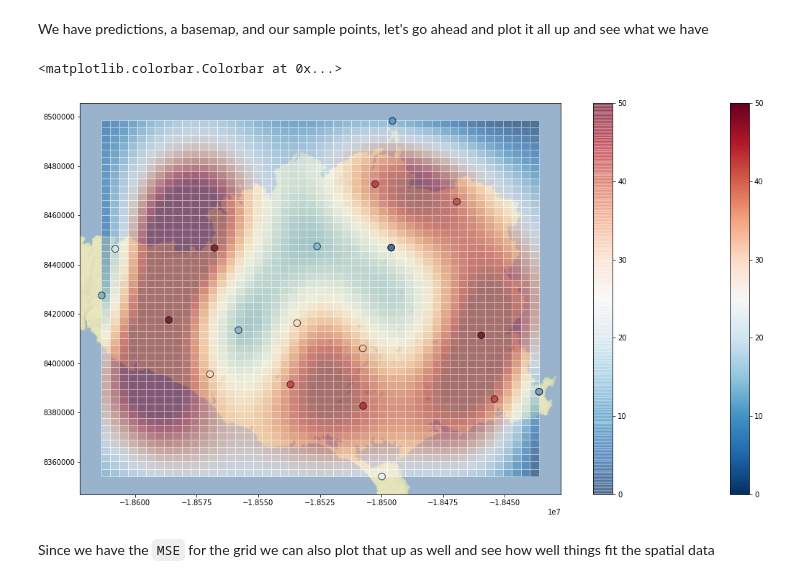
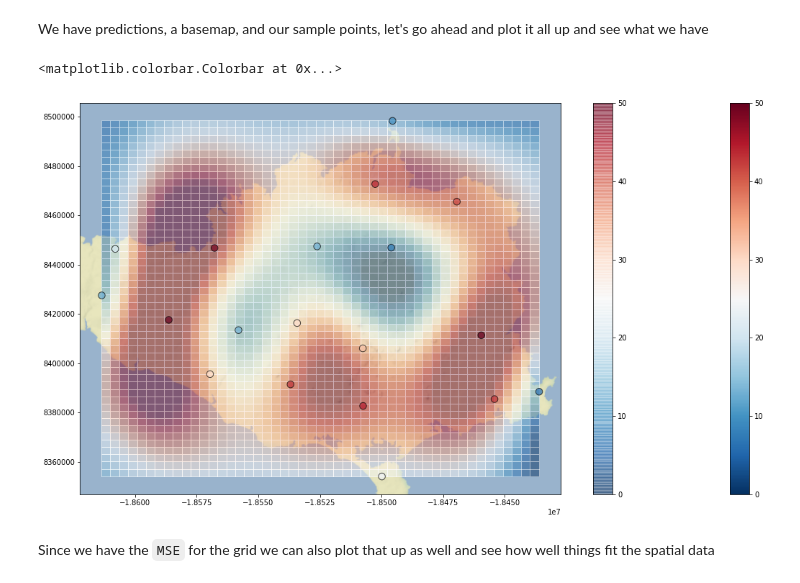
Before and after one commit to jessepisel/5minutesofpython, a Jupyter notebook: Interpolations/Gaussian Process interpolation.ipynb, the cells around one changed output. Drawn from its saved outputs; the diff is of its cells as text; code cells hidden in the pictures.

Commit message:
updated all notebooks
removed some duplicate data that was creating incorrect interpolations

```diff
--- a/Interpolations/Gaussian Process interpolation.ipynb
+++ b/Interpolations/Gaussian Process interpolation.ipynb
@@ -16,6 +16,9 @@ import contextily as ctx
 Then we will read in the same dataset we used in the Green's functions notebook.
 # %%
 data = gpd.read_file("geochemistry_subset.shp")
+data.drop(
+    index=[3, 16], inplace=True
+)
 # %% [markdown]
 Now let's make the start of a grid from the x and y coordinates (min and max)
 # %%
@@ -41,15 +44,11 @@ from sklearn.gaussian_process.kernels import RBF
 # %% [markdown]
 We will set our `RBF` kernel and choose some length scales, this took me some trial and error to figure out what was appropriate for the dataset
 # %%
-kernel = RBF(length_scale=1e2,
-    length_scale_bounds=(3e4, 1e6),
-)
+kernel = RBF(length_scale=1e2, length_scale_bounds=(3e4, 1e6))
 # %% [markdown]
 Then we fit the `GaussianProcessRegressor` to the points and the values
 # %%
-gp = GaussianProcessRegressor(
-    kernel=kernel
-)
+gp = GaussianProcessRegressor(kernel=kernel)
 gp.fit(points, values)
 # %% [output]
 GaussianProcessRegressor(alpha=1e-10, copy_X_train=True,
@@ -85,25 +84,33 @@ We have predictions, a basemap, and our sample points, let's go ahead and plot i
 # %%
 ax = data.plot(
     column="qvalue",
     vmin=0,
     vmax=50,
     figsize=(20, 10),
     legend=True,
     cmap="RdBu_r",
     alpha=0.7,
     edgecolor="k",
     markersize=90,
-    zorder=2
+    zorder=2,
 )
 add_basemap(ax, zoom=9)  # add our basemap to the plot
-im = ax.pcolormesh(X0, X1, predictions, cmap='RdBu_r', alpha=0.5, vmin=0,
+im = ax.pcolormesh(
+    X0,
+    X1,
+    predictions,
+    cmap="RdBu_r",
+    alpha=0.5,
+    vmin=0,
     vmax=50,
     edgecolor=(1.0, 1.0, 1.0, 1.0),
-    linewidth=0.01, zorder=1)
+    linewidth=0.01,
+    zorder=1,
+)
 plt.colorbar(im, ax=ax)
 # %% [output]
 <matplotlib.colorbar.Colorbar at 0x...>
-[figure, old version]
+[figure, new version]
 # %% [markdown]
 Since we have the `MSE` for the grid we can also plot that up as well and see how well things fit the spatial data
 # %%
```
Also changed, not shown: parts of 1 cell of this notebook, 2 other files.
